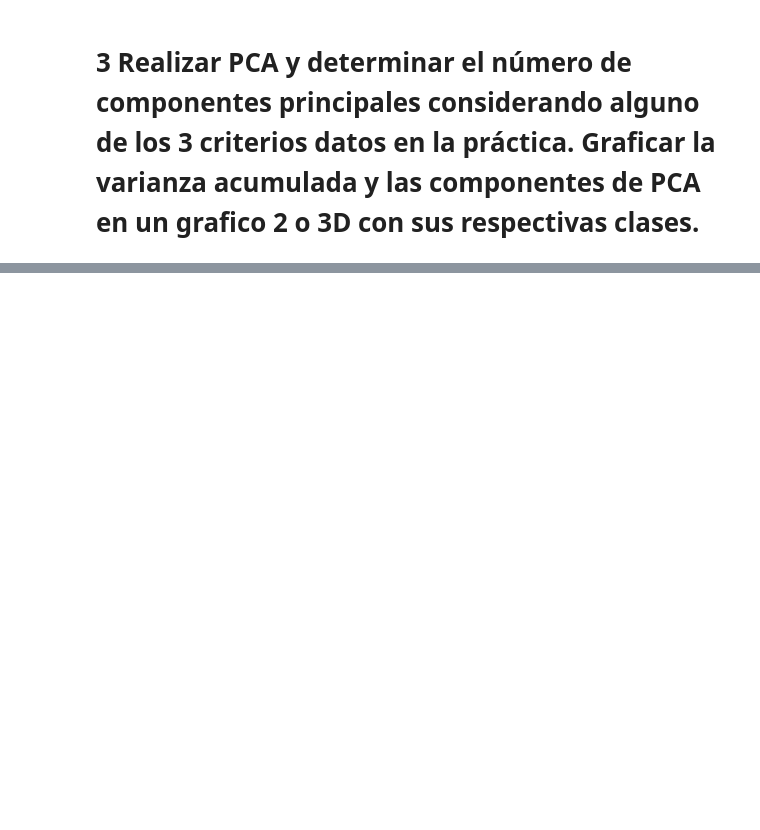
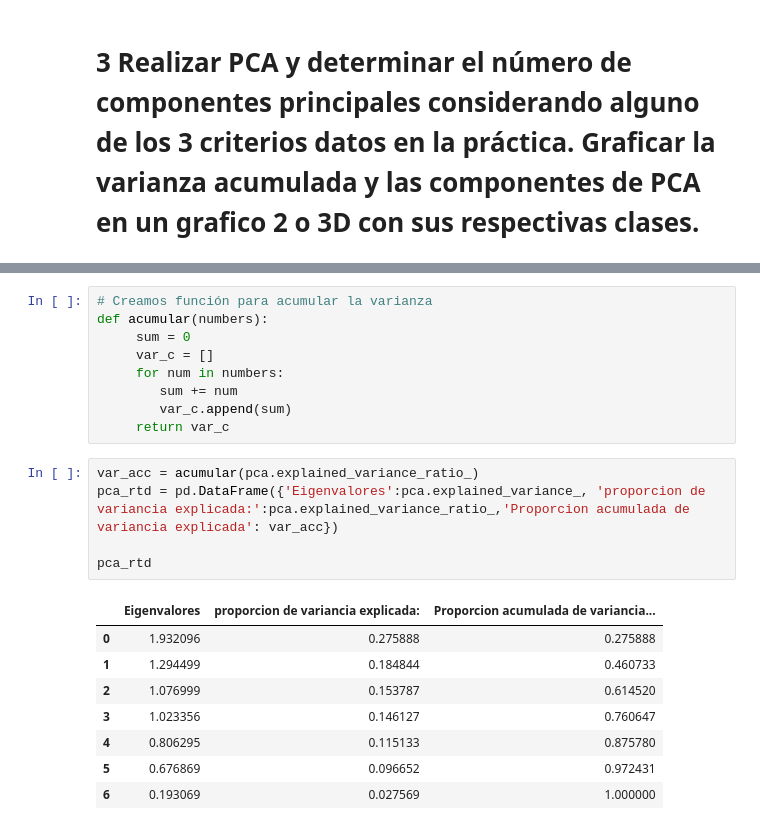
Before and after one commit to agustinarenas/MD-TUIA-Arenas-Petetta, a Jupyter notebook: TPDM_1_Petetta.ipynb, the cells around one changed output, grey strips where cells are left out. Cells and saved outputs as stored; diff of their text form; blank space fills up the shorter version.

```diff
--- a/TPDM_1_Petetta.ipynb
+++ b/TPDM_1_Petetta.ipynb
@@ -152,0 +192,23 @@ df_final.tail()
+# %%
+# Creamos función para acumular la varianza
+def acumular(numbers):
+     sum = 0
+     var_c = []
+     for num in numbers:
+        sum += num
+        var_c.append(sum)
+     return var_c
+# %%
+var_acc = acumular(pca.explained_variance_ratio_)
+pca_rtd = pd.DataFrame({'Eigenvalores':pca.explained_variance_, 'proporcion de variancia explicada:':pca.explained_variance_ratio_,'Proporcion acumulada de variancia explicada': var_acc})
+
+pca_rtd
+# %% [output]
+|  | Eigenvalores | proporcion de variancia explicada: | Proporcion acumulada de variancia... |
+| 0 | 1.932096 | 0.275888 | 0.275888 |
+| 1 | 1.294499 | 0.184844 | 0.460733 |
+| 2 | 1.076999 | 0.153787 | 0.614520 |
+| 3 | 1.023356 | 0.146127 | 0.760647 |
+| 4 | 0.806295 | 0.115133 | 0.875780 |
+| 5 | 0.676869 | 0.096652 | 0.972431 |
+| 6 | 0.193069 | 0.027569 | 1.000000 |
```
Also changed, not shown: parts of 10 cells of this notebook, 6 other files.
